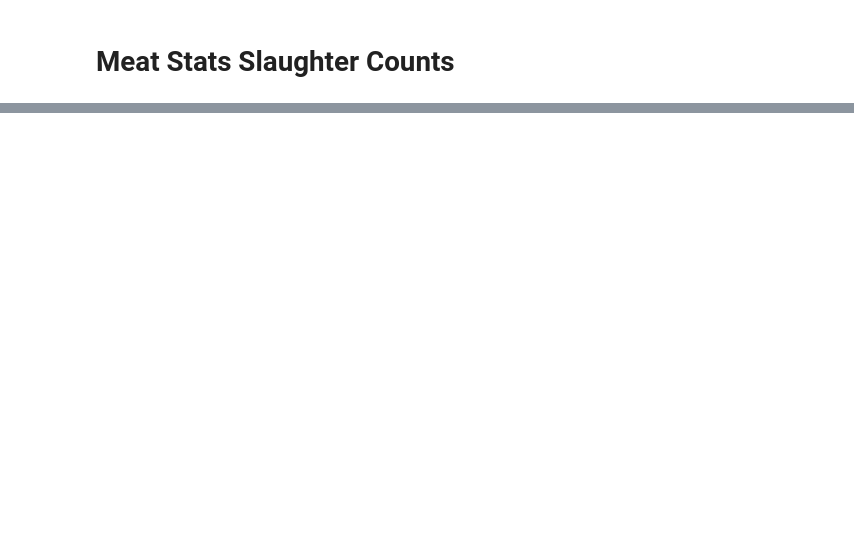
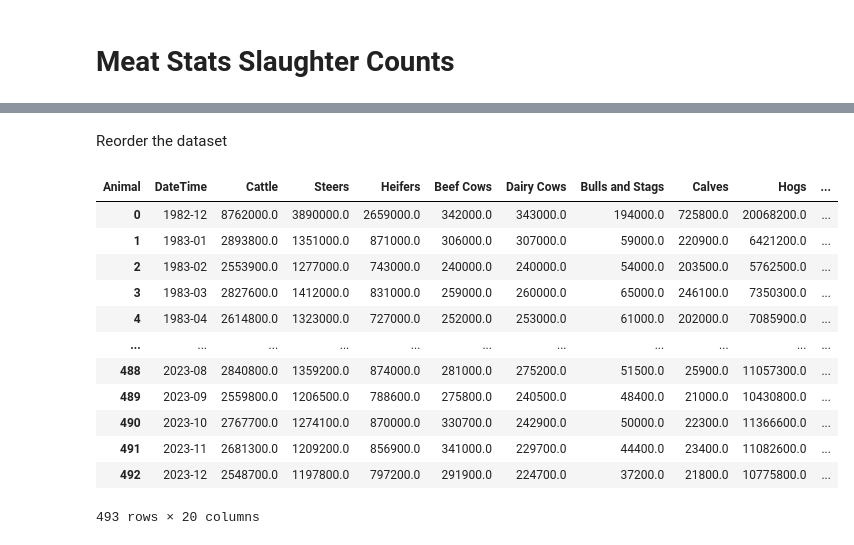
Before and after one commit to SAT-Enjoyers/citadel-datathon, a Jupyter notebook: cleaning/meat.ipynb, the cells around one changed output, grey strips where cells are left out. Drawn from its saved outputs; the diff is of its cells as text; code cells hidden in the pictures; blank space fills up the shorter version.

```diff
--- a/cleaning/meat.ipynb
+++ b/cleaning/meat.ipynb
@@ -154,0 +191,3 @@ slaughter_df = slaughter_df.drop(columns=['Date', 'Unit', 'Year', 'Month'])
+# %%
+RED_MEAT = list(slaughter_df[slaughter_df['Type_Of_Meat'] == 'Red Meat']['Animal'].unique())
+POULTRY = list(slaughter_df[slaughter_df['Type_Of_Meat'] == 'Poultry']['Animal'].unique())
@@ -154,0 +196,13 @@ slaughter_df = slaughter_df.drop(columns=['Date', 'Unit', 'Year', 'Month'])
+# %%
+slaughter_df = slaughter_df.pivot_table(
+    index='DateTime',
+    columns='Animal',
+    values='Count',
+    aggfunc='sum'
+)
+# %%
+slaughter_df = slaughter_df.dropna()
+slaughter_df['Red Meat'] = slaughter_df[RED_MEAT].sum(axis=1)
+slaughter_df['Poultry'] = slaughter_df[POULTRY].sum(axis=1)
+
+slaughter_df = slaughter_df[slaughter_df['Other chickens'] != 0]
@@ -154,0 +226,22 @@ slaughter_df = slaughter_df.drop(columns=['Date', 'Unit', 'Year', 'Month'])
+# %% [markdown]
+Reorder the dataset
+# %%
+slaughter_df = slaughter_df[RED_MEAT + POULTRY + EXTRA_COLUMNS]
+# %%
+slaughter_df.reset_index(inplace=True)
+slaughter_df.to_csv(SAVE_DIR + "slaughter.csv", index=False)
+slaughter_df
+# %% [output]
+| Animal | DateTime | Cattle | Steers | Heifers | Beef Cows | Dairy Cows | Bulls and Stags | Calves | Hogs | ... |
+| 0 | 1982-12 | 8762000.0 | 3890000.0 | 2659000.0 | 342000.0 | 343000.0 | 194000.0 | 725800.0 | 20068200.0 | ... |
+| 1 | 1983-01 | 2893800.0 | 1351000.0 | 871000.0 | 306000.0 | 307000.0 | 59000.0 | 220900.0 | 6421200.0 | ... |
+| 2 | 1983-02 | 2553900.0 | 1277000.0 | 743000.0 | 240000.0 | 240000.0 | 54000.0 | 203500.0 | 5762500.0 | ... |
+| 3 | 1983-03 | 2827600.0 | 1412000.0 | 831000.0 | 259000.0 | 260000.0 | 65000.0 | 246100.0 | 7350300.0 | ... |
+| 4 | 1983-04 | 2614800.0 | 1323000.0 | 727000.0 | 252000.0 | 253000.0 | 61000.0 | 202000.0 | 7085900.0 | ... |
+| ... | ... | ... | ... | ... | ... | ... | ... | ... | ... | ... |
+| 488 | 2023-08 | 2840800.0 | 1359200.0 | 874000.0 | 281000.0 | 275200.0 | 51500.0 | 25900.0 | 11057300.0 | ... |
+| 489 | 2023-09 | 2559800.0 | 1206500.0 | 788600.0 | 275800.0 | 240500.0 | 48400.0 | 21000.0 | 10430800.0 | ... |
+| 490 | 2023-10 | 2767700.0 | 1274100.0 | 870000.0 | 330700.0 | 242900.0 | 50000.0 | 22300.0 | 11366600.0 | ... |
+| 491 | 2023-11 | 2681300.0 | 1209200.0 | 856900.0 | 341000.0 | 229700.0 | 44400.0 | 23400.0 | 11082600.0 | ... |
+| 492 | 2023-12 | 2548700.0 | 1197800.0 | 797200.0 | 291900.0 | 224700.0 | 37200.0 | 21800.0 | 10775800.0 | ... |
+493 rows × 20 columns
```
Also changed, not shown: parts of 32 cells of this notebook.
